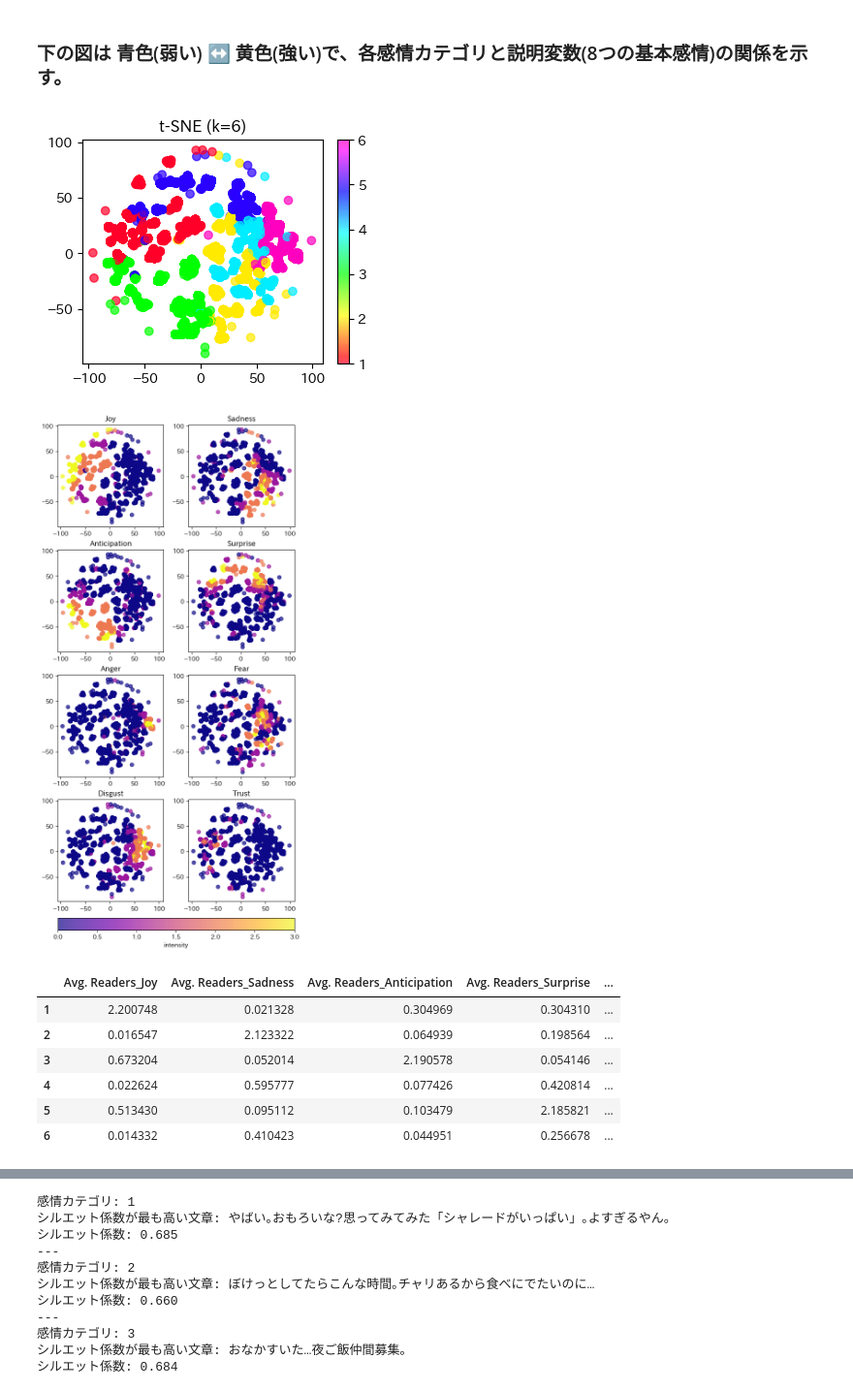
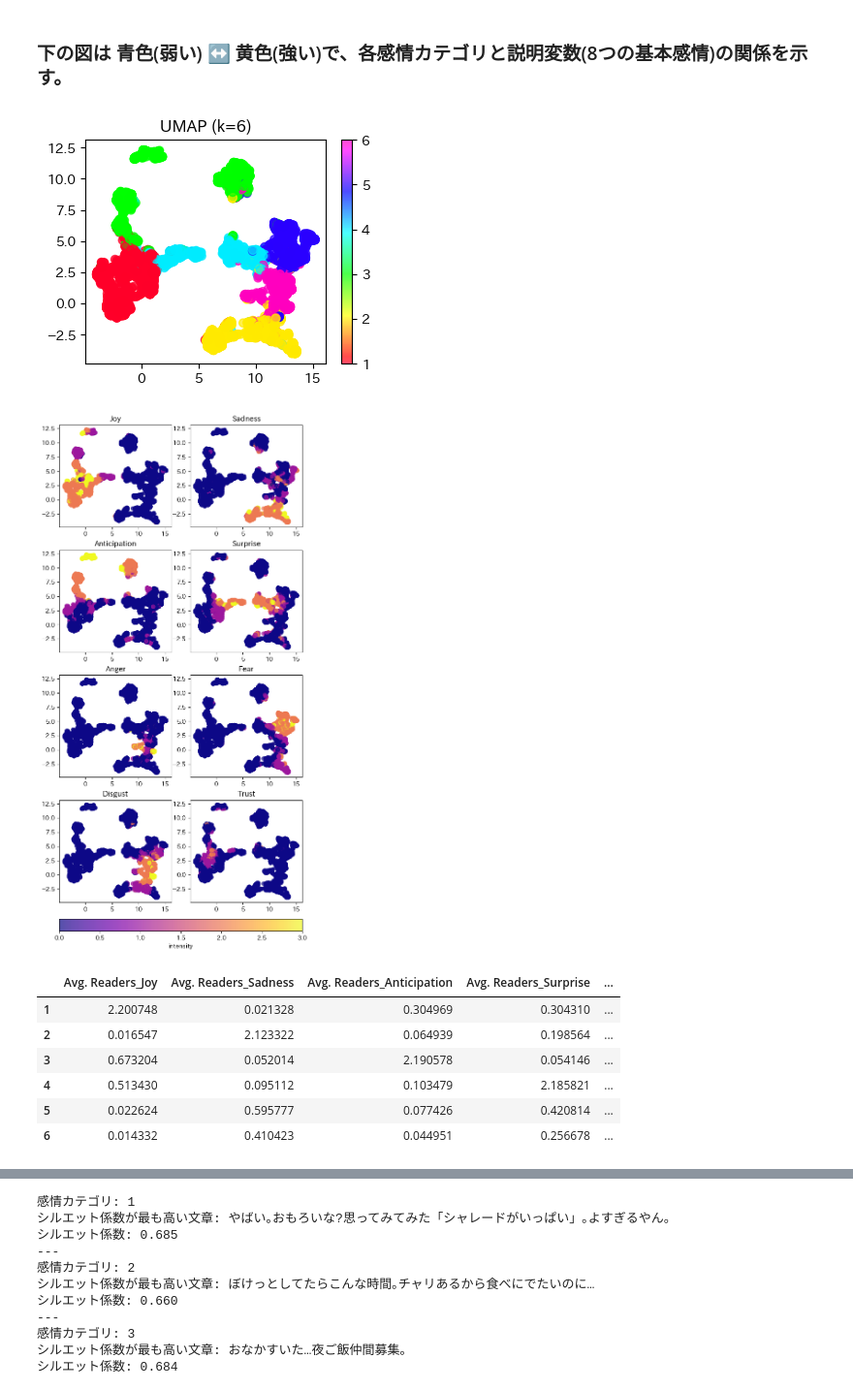
Before and after one commit to maruyama-lab-design/Preservation-of-Emotional-Context-in-Tweet-Embeddings, a Jupyter notebook: emotion_kmeans.ipynb, the cells around one changed output, grey strips where cells are left out. Shown at 97% size. Saved outputs shown, nothing was run; the diff lists cells and outputs as text; code cells hidden in the pictures.

```diff
--- a/emotion_kmeans.ipynb
+++ b/emotion_kmeans.ipynb
@@ -122,6 +122,10 @@ kmeansModel = KMeans(n_clusters=k, random_state=0).fit(df_wrime_features)
 clusters = kmeansModel.labels_
 # clustersに1を足すことで、クラスター番号を1から始める
 clusters = clusters + 1
+# 4と5を入れ替える
+clusters[clusters == 4] = -1
+clusters[clusters == 5] = 4
+clusters[clusters == -1] = 5
 # %%
 import matplotlib.pyplot as plt
 import matplotlib
@@ -375,26 +379,26 @@ plt.show()
 # %%
 # UMAPによる可視化
 plt.figure(figsize=(4, 3))
-plt.scatter(df_wrime_features_tsne[:, 0], df_wrime_features_tsne[:, 1], c=clusters, cmap=cmap_name, alpha=0.7)
-plt.title(f't-SNE (k={k})')
+plt.scatter(df_wrime_features_umap[:, 0], df_wrime_features_umap[:, 1], c=clusters, cmap=cmap_name, alpha=0.7)
+plt.title(f'UMAP (k={k})')
 plt.colorbar()
 plt.show()
 
 
 # 説明変数の大小の可視化
 fig = plt.figure(figsize=(6,13))
 cols = df_wrime_features.columns
 for i, col in enumerate(cols):
     ax = fig.add_subplot(4, 2, i+1, title=emotion_names[i])
-    sc = ax.scatter(df_wrime_features_tsne[:, 0], df_wrime_features_tsne[:, 1],
+    sc = ax.scatter(df_wrime_features_umap[:, 0], df_wrime_features_umap[:, 1],
                     c=df_wrime_features[col], cmap='plasma', alpha=0.7)
 fig.tight_layout()
 fig.colorbar(sc, ax=fig.axes, orientation='horizontal', fraction=0.1, pad=0.03, label='intensity')
 
 plt.show()
 # %% [output]
-[figure, old version]
+[figure, new version]
-[figure, old version]
+[figure, new version]
 # %%
 df_wrime_features_clusters = df_wrime_features.copy()
 df_wrime_features_clusters['cluster'] = clusters
@@ -410,12 +414,13 @@ for i, col in enumerate(cols):
         #targets.append(np.exp(1+target_value*3/2))
         targets.append(target_value*100)
 # %%
+# 感情カテゴリごとの平均
 df_wrime_features_clusters.groupby(clusters).mean()
 # %% [output]
 |  | Avg. Readers_Joy | Avg. Readers_Sadness | Avg. Readers_Anticipation | Avg. Readers_Surprise | ... |
 | 1 | 2.200748 | 0.021328 | 0.304969 | 0.304310 | ... |
 | 2 | 0.016547 | 2.123322 | 0.064939 | 0.198564 | ... |
 | 3 | 0.673204 | 0.052014 | 2.190578 | 0.054146 | ... |
-| 4 | 0.022624 | 0.595777 | 0.077426 | 0.420814 | ... |
-| 5 | 0.513430 | 0.095112 | 0.103479 | 2.185821 | ... |
+| 4 | 0.513430 | 0.095112 | 0.103479 | 2.185821 | ... |
+| 5 | 0.022624 | 0.595777 | 0.077426 | 0.420814 | ... |
 | 6 | 0.014332 | 0.410423 | 0.044951 | 0.256678 | ... |
```
Also changed, not shown: parts of 12 cells of this notebook, 4 other files.
